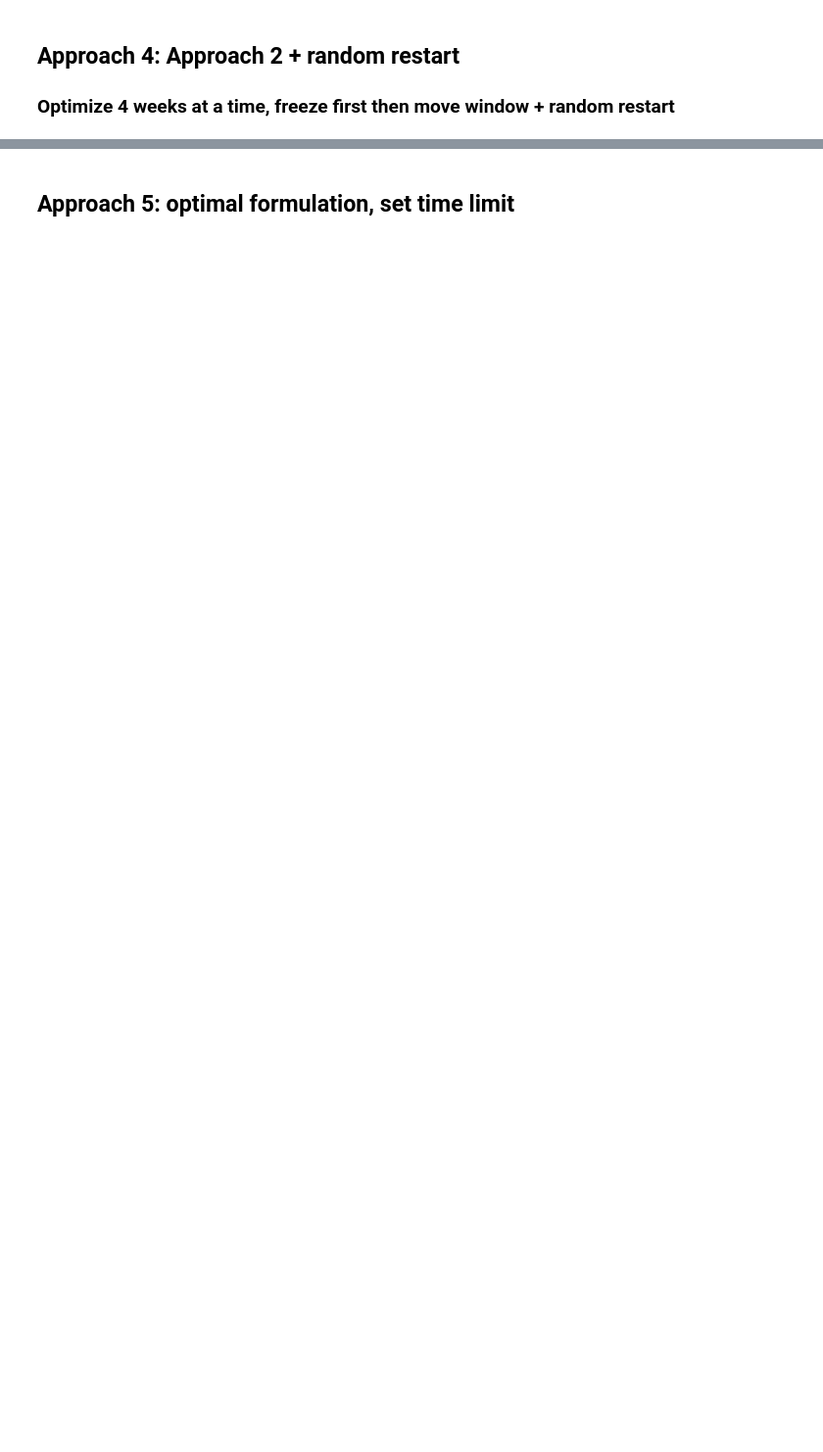
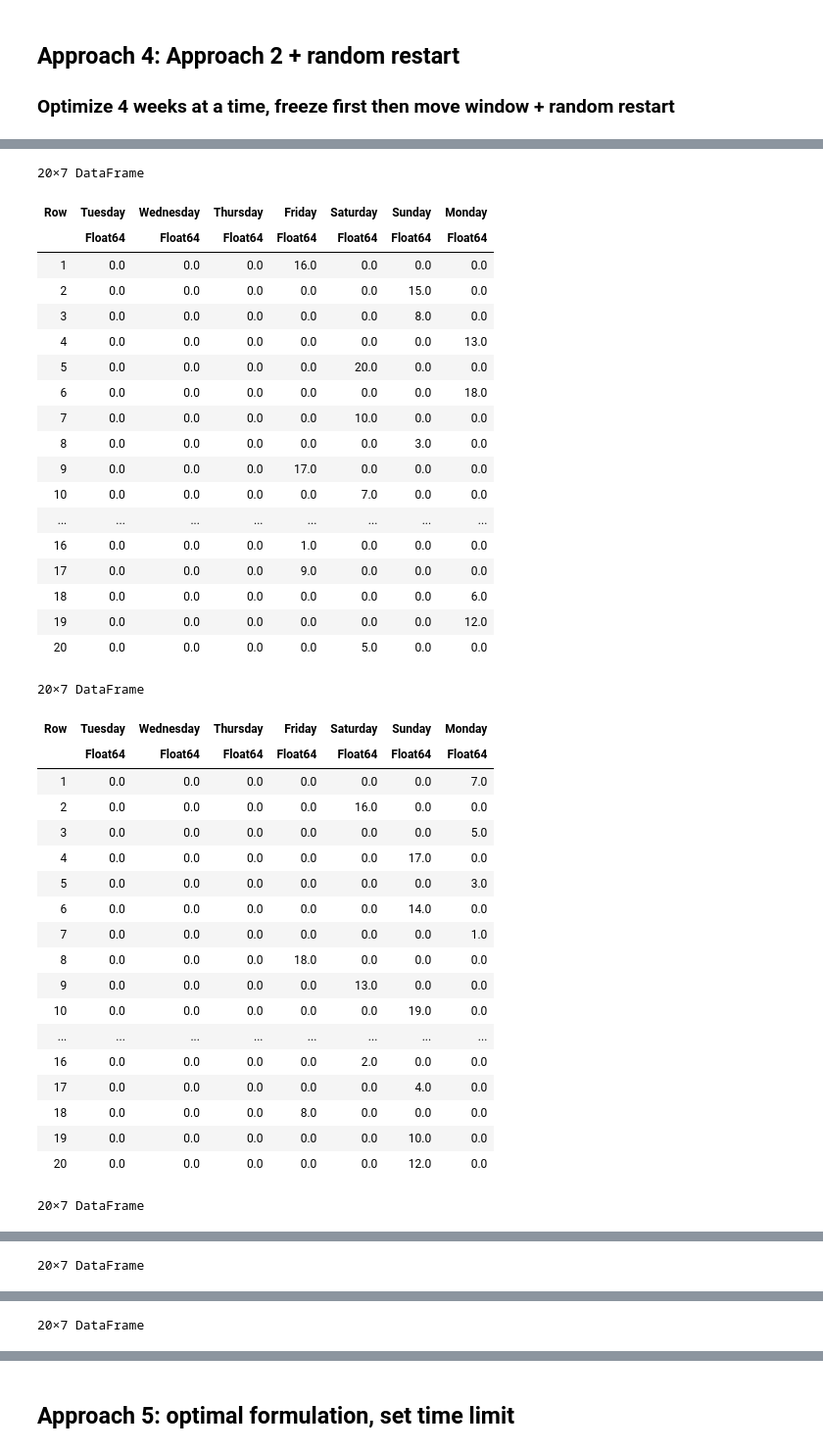
Before and after one commit to azanon00/Soccer_Schedule_Optimization, a Jupyter notebook: optimization_project_code.ipynb, the cells around one changed output, grey strips where cells are left out. Shown at 98% size. Cells and saved outputs as stored; diff of their text form; code cells hidden in the pictures; blank space fills up the shorter version.

```diff
--- a/optimization_project_code.ipynb
+++ b/optimization_project_code.ipynb
@@ -735,4 +819,0 @@ obj_calendar_3 == ComputeObjectiveValueMatrix(calendar_matrix_3, W)
-# %%
-for w in 1:19
-    display(calendar_matrix_3[w])
-end
@@ -739,17 +829,27 @@ end
+# %%
+for w in 0:18
+    display(DataFrame(calendar_matrix_3[:, 7*w+1:7*w+7], ["Tuesday", "Wednesday", "Thursday", "Friday", "Saturday", "Sunday", "Monday"]))
+end
 # %% [markdown]
 ## Approach 4: Approach 2 + random restart
 ### Optimize 4 weeks at a time, freeze first then move window + random restart
 # %%
 # we build from what we previously did, taking as starting point the output of Approach 2
-calendar_matrix_4 = GetCalendarMatrix(calendar_2, W)
+calendar_matrix_4 = GetCalendarMatrix(calendar_2, W, N)
 obj_calendar_4 = obj_calendar_2
 Y_old_4 = Y_old_2
+time_4 = time_2
 
 # how many times to repeat this random restart process
-repeat = 2
+repeat = 10
+
+# save obj_calendar_4
+obj_4_iteration = []
 
 for count in 1:repeat
 
-    calendar_matrix_4, obj_calendar_4, Y_old_4 = random_restart(calendar_matrix_4, obj_calendar_4, Y_old_4, 4)
+    calendar_matrix_4, obj_calendar_4, Y_old_4, time_4 = random_restart(calendar_matrix_4, obj_calendar_4, Y_old_4, 4, time_4)
+
+    append!(obj_4_iteration, obj_calendar_4)
 
 end
@@ -758,4 +881,0 @@ obj_calendar_4
-# %%
-for w in 1:19
-    display(calendar_matrix_4[w])
-end
@@ -761,0 +887,44 @@ end
+# %%
+for w in 0:18
+    display(DataFrame(calendar_matrix_4[:, 7*w+1:7*w+7], ["Tuesday", "Wednesday", "Thursday", "Friday", "Saturday", "Sunday", "Monday"]))
+end
+# %% [output]
+20×7 DataFrame
+| Row | Tuesday | Wednesday | Thursday | Friday | Saturday | Sunday | Monday |
+|  | Float64 | Float64 | Float64 | Float64 | Float64 | Float64 | Float64 |
+| 1 | 0.0 | 0.0 | 0.0 | 16.0 | 0.0 | 0.0 | 0.0 |
+| 2 | 0.0 | 0.0 | 0.0 | 0.0 | 0.0 | 15.0 | 0.0 |
+| 3 | 0.0 | 0.0 | 0.0 | 0.0 | 0.0 | 8.0 | 0.0 |
+| 4 | 0.0 | 0.0 | 0.0 | 0.0 | 0.0 | 0.0 | 13.0 |
+| 5 | 0.0 | 0.0 | 0.0 | 0.0 | 20.0 | 0.0 | 0.0 |
+| 6 | 0.0 | 0.0 | 0.0 | 0.0 | 0.0 | 0.0 | 18.0 |
+| 7 | 0.0 | 0.0 | 0.0 | 0.0 | 10.0 | 0.0 | 0.0 |
+| 8 | 0.0 | 0.0 | 0.0 | 0.0 | 0.0 | 3.0 | 0.0 |
+| 9 | 0.0 | 0.0 | 0.0 | 17.0 | 0.0 | 0.0 | 0.0 |
+| 10 | 0.0 | 0.0 | 0.0 | 0.0 | 7.0 | 0.0 | 0.0 |
+| ... | ... | ... | ... | ... | ... | ... | ... |
+| 16 | 0.0 | 0.0 | 0.0 | 1.0 | 0.0 | 0.0 | 0.0 |
+| 17 | 0.0 | 0.0 | 0.0 | 9.0 | 0.0 | 0.0 | 0.0 |
+| 18 | 0.0 | 0.0 | 0.0 | 0.0 | 0.0 | 0.0 | 6.0 |
+| 19 | 0.0 | 0.0 | 0.0 | 0.0 | 0.0 | 0.0 | 12.0 |
+| 20 | 0.0 | 0.0 | 0.0 | 0.0 | 5.0 | 0.0 | 0.0 |
+20×7 DataFrame
+| Row | Tuesday | Wednesday | Thursday | Friday | Saturday | Sunday | Monday |
+|  | Float64 | Float64 | Float64 | Float64 | Float64 | Float64 | Float64 |
+| 1 | 0.0 | 0.0 | 0.0 | 0.0 | 0.0 | 0.0 | 7.0 |
+| 2 | 0.0 | 0.0 | 0.0 | 0.0 | 16.0 | 0.0 | 0.0 |
+| 3 | 0.0 | 0.0 | 0.0 | 0.0 | 0.0 | 0.0 | 5.0 |
+| 4 | 0.0 | 0.0 | 0.0 | 0.0 | 0.0 | 17.0 | 0.0 |
+| 5 | 0.0 | 0.0 | 0.0 | 0.0 | 0.0 | 0.0 | 3.0 |
+| 6 | 0.0 | 0.0 | 0.0 | 0.0 | 0.0 | 14.0 | 0.0 |
+| 7 | 0.0 | 0.0 | 0.0 | 0.0 | 0.0 | 0.0 | 1.0 |
+| 8 | 0.0 | 0.0 | 0.0 | 18.0 | 0.0 | 0.0 | 0.0 |
+| 9 | 0.0 | 0.0 | 0.0 | 0.0 | 13.0 | 0.0 | 0.0 |
+| 10 | 0.0 | 0.0 | 0.0 | 0.0 | 0.0 | 19.0 | 0.0 |
+| ... | ... | ... | ... | ... | ... | ... | ... |
+| 16 | 0.0 | 0.0 | 0.0 | 0.0 | 2.0 | 0.0 | 0.0 |
+| 17 | 0.0 | 0.0 | 0.0 | 0.0 | 0.0 | 4.0 | 0.0 |
+| 18 | 0.0 | 0.0 | 0.0 | 8.0 | 0.0 | 0.0 | 0.0 |
+| 19 | 0.0 | 0.0 | 0.0 | 0.0 | 0.0 | 10.0 | 0.0 |
+| 20 | 0.0 | 0.0 | 0.0 | 0.0 | 0.0 | 12.0 | 0.0 |
+20×7 DataFrame
@@ -761,0 +949 @@ end
+20×7 DataFrame
@@ -761,0 +968 @@ end
+20×7 DataFrame
```
Also changed, not shown: parts of 42 cells of this notebook, 9 other files.
